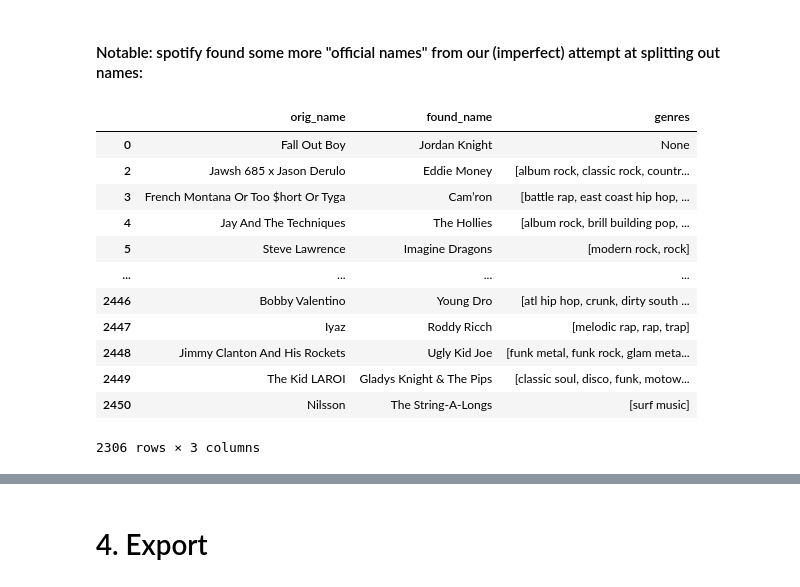
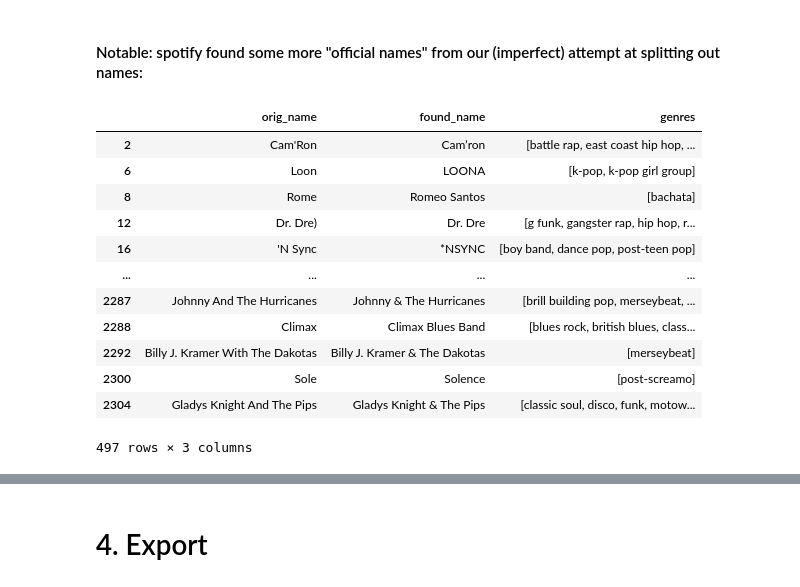
Before and after one commit to davidnmora/billboard-lyric-exploration, a Jupyter notebook: 1 DONE RIGHT Filter top X songs, fetch metadata for songs.ipynb, the cells around one changed output, grey strips where cells are left out. Cells and saved outputs as stored; diff of their text form; code cells hidden in the pictures.

```diff
--- a/1 DONE RIGHT Filter top X songs, fetch metadata for songs.ipynb
+++ b/1 DONE RIGHT Filter top X songs, fetch metadata for songs.ipynb
@@ -214,15 +223,12 @@ len(artist_metadata_from_disk)
 orig_name_col = []
 found_name_col = []
 genres_col = []
-for i in range(len(all_artists)):
+for i in range(len(artist_metadata_from_disk)):
     entry = artist_metadata_from_disk[i]
-    orig_name_col.extend([all_artists[i]])
-    found_name_col.extend([entry[1] if entry else None])
-    genres_col.extend([entry[2] if (entry and len(entry[2])) else None])
-
-orig_name_col
-found_name_col
-genres_col
+    if entry:
+        orig_name_col.extend([entry[0]])
+        found_name_col.extend([entry[1] if entry else None])
+        genres_col.extend([entry[2] if (entry and len(entry[2])) else None])
 
 df_artist_genres = pd.DataFrame({'orig_name': orig_name_col, 'found_name': found_name_col, 'genres': genres_col})
 df_artist_genres
@@ -244,23 +270,23 @@ df_artist_genres
 #### Notable: spotify found some more "official names" from our (imperfect) attempt at splitting out names:
 # %%
 df_artist_genres[
-    (df_artist_genres.orig_name != df_artist_genres.found_name) &
+    (df_artist_genres.orig_name.str.lower() != df_artist_genres.found_name.str.lower()) &
     df_artist_genres.found_name.notna()
 ]
 # %% [output]
 |  | orig_name | found_name | genres |
-| 0 | Fall Out Boy | Jordan Knight | None |
-| 2 | Jawsh 685 x Jason Derulo | Eddie Money | [album rock, classic rock, countr... |
-| 3 | French Montana Or Too $hort Or Tyga | Cam’ron | [battle rap, east coast hip hop, ... |
-| 4 | Jay And The Techniques | The Hollies | [album rock, brill building pop, ... |
-| 5 | Steve Lawrence | Imagine Dragons | [modern rock, rock] |
+| 2 | Cam'Ron | Cam’ron | [battle rap, east coast hip hop, ... |
+| 6 | Loon | LOONA | [k-pop, k-pop girl group] |
+| 8 | Rome | Romeo Santos | [bachata] |
+| 12 | Dr. Dre) | Dr. Dre | [g funk, gangster rap, hip hop, r... |
+| 16 | 'N Sync | *NSYNC | [boy band, dance pop, post-teen pop] |
 | ... | ... | ... | ... |
-| 2446 | Bobby Valentino | Young Dro | [atl hip hop, crunk, dirty south ... |
-| 2447 | Iyaz | Roddy Ricch | [melodic rap, rap, trap] |
-| 2448 | Jimmy Clanton And His Rockets | Ugly Kid Joe | [funk metal, funk rock, glam meta... |
-| 2449 | The Kid LAROI | Gladys Knight & The Pips | [classic soul, disco, funk, motow... |
-| 2450 | Nilsson | The String-A-Longs | [surf music] |
+| 2287 | Johnny And The Hurricanes | Johnny & The Hurricanes | [brill building pop, merseybeat, ... |
+| 2288 | Climax | Climax Blues Band | [blues rock, british blues, class... |
+| 2292 | Billy J. Kramer With The Dakotas | Billy J. Kramer & The Dakotas | [merseybeat] |
+| 2300 | Sole | Solence | [post-screamo] |
+| 2304 | Gladys Knight And The Pips | Gladys Knight & The Pips | [classic soul, disco, funk, motow... |
-2306 rows × 3 columns
+497 rows × 3 columns
 # %% [markdown]
 # 3. Merge genre into the dataset
 
```
Also changed, not shown: parts of 18 cells of this notebook, 6 other files.
